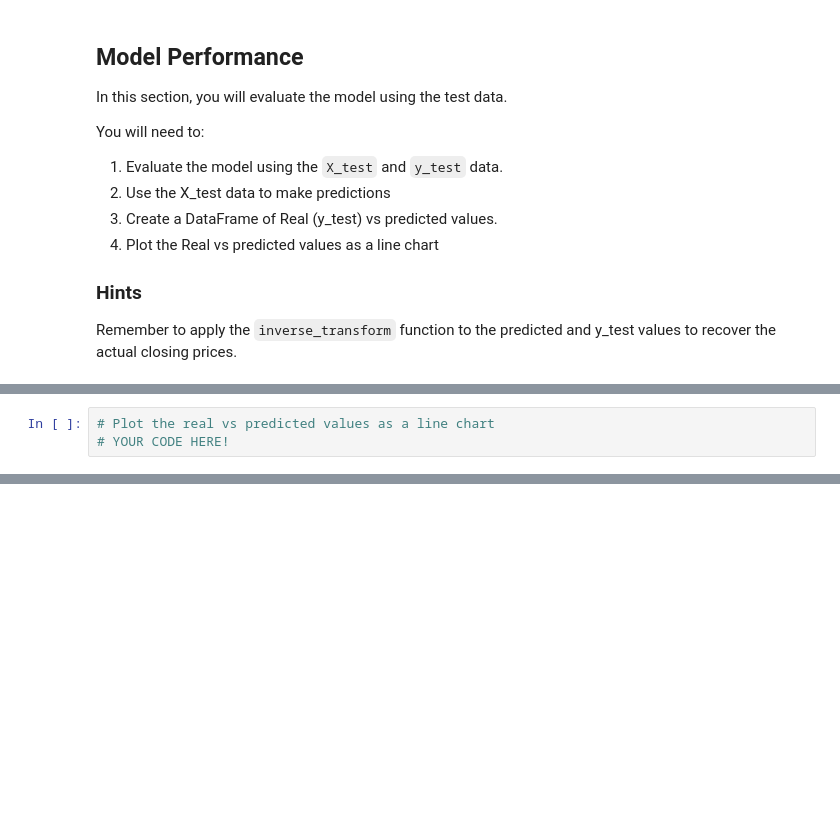
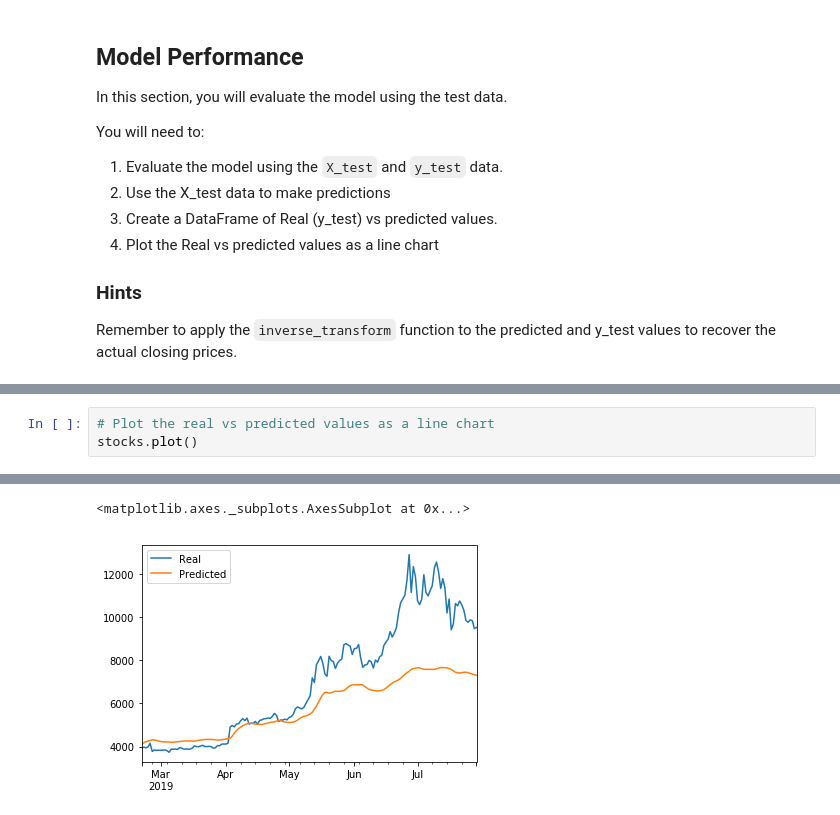
Before and after one commit to bredakyl94/LSTM_Stock_Predictor, a Jupyter notebook: lstm_stock_predictor_closing 2.ipynb, the cells around one changed output, grey strips where cells are left out. Drawn from its saved outputs; the diff is of its cells as text; blank space fills up the shorter version.

```diff
--- a/lstm_stock_predictor_closing 2.ipynb
+++ b/lstm_stock_predictor_closing 2.ipynb
@@ -276,4 +274,4 @@ stocks.head()
 # %%
 # Plot the real vs predicted values as a line chart
-# YOUR CODE HERE!
+stocks.plot()
 # %% [output]
@@ -280,0 +278,2 @@ stocks.head()
+<matplotlib.axes._subplots.AxesSubplot at 0x...>
+[figure, added]
```
Also changed, not shown: parts of 6 cells of this notebook.
